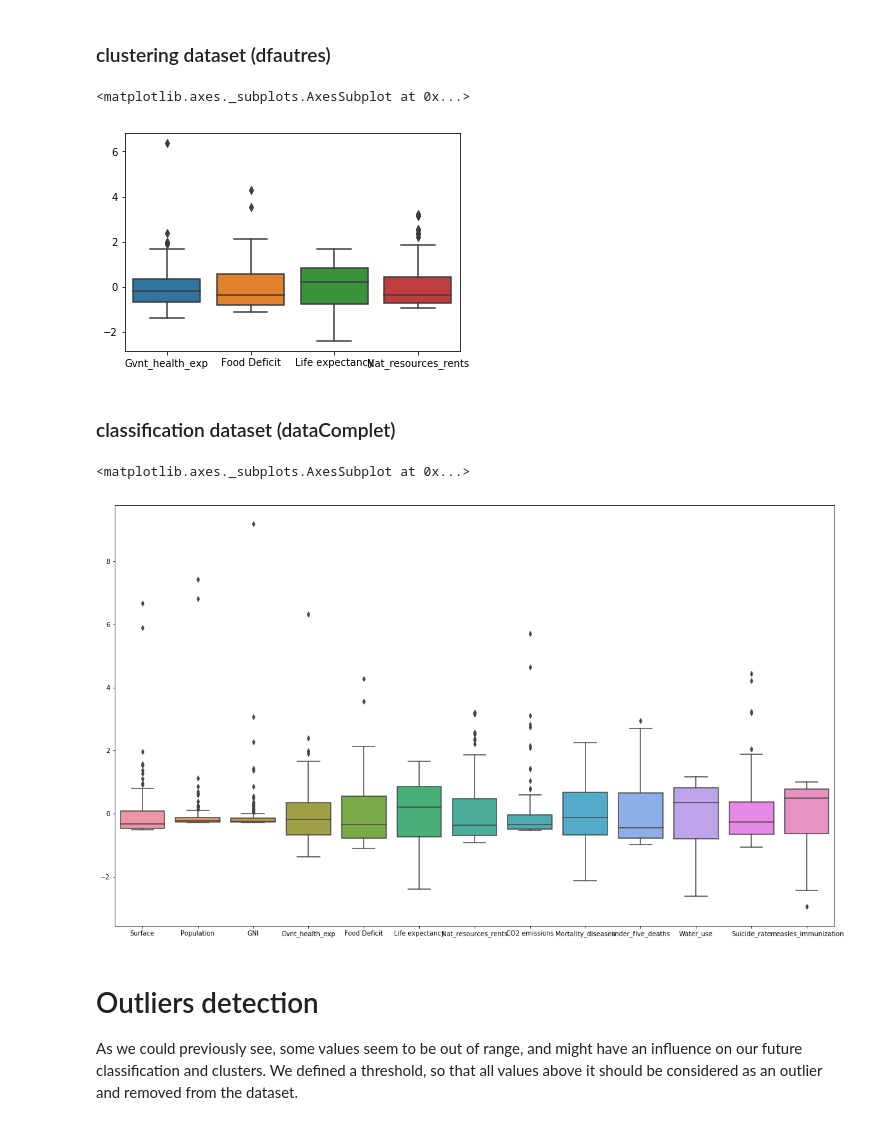
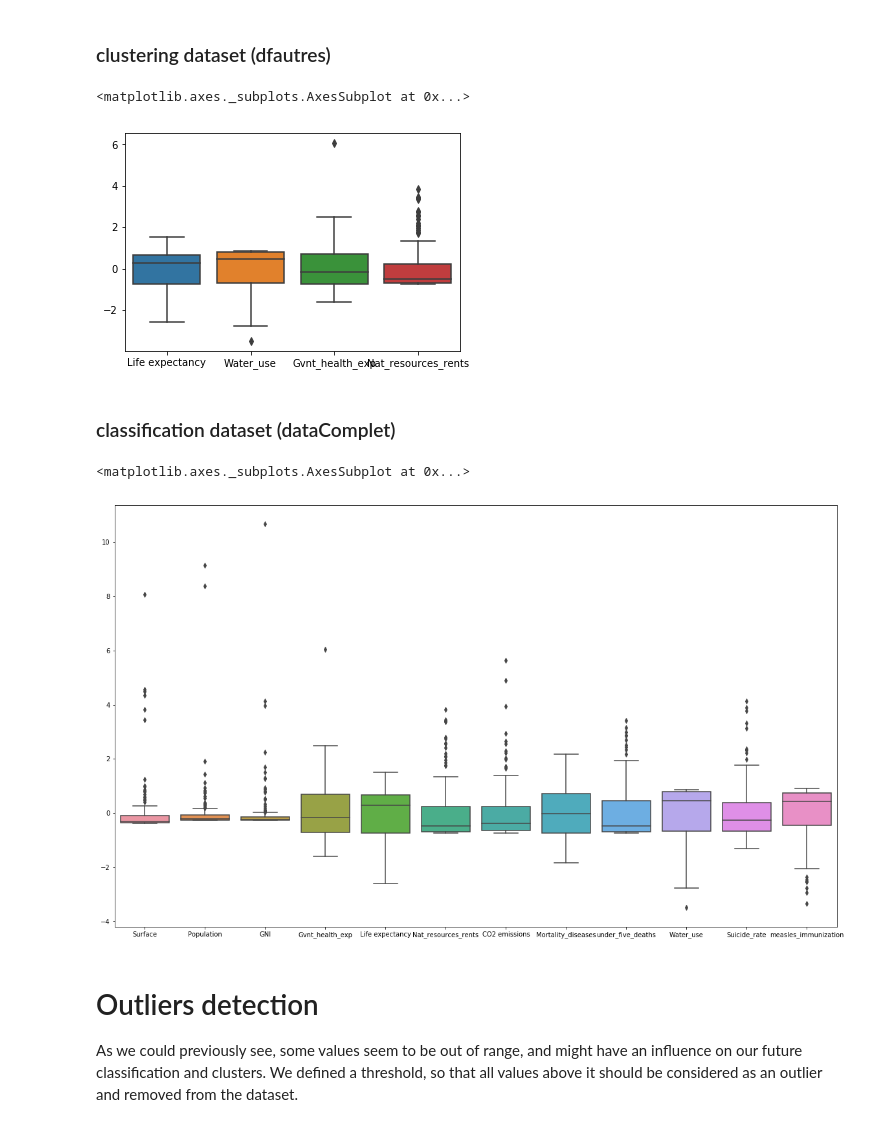
Before and after one commit to hgit2/IAproject, a Jupyter notebook: Projet_IA_clustering_classification.ipynb, the cells around one changed output. Saved outputs shown, nothing was run; the diff lists cells and outputs as text; code cells hidden in the pictures.

Commit message:
added conclusions and changed data used along the analysis (removed food deficit)

```diff
--- a/Projet_IA_clustering_classification.ipynb
+++ b/Projet_IA_clustering_classification.ipynb
@@ -50,4 +48,4 @@ After removing all rows with missing values, we have 193 countries left, which i
 We will use this dataset for the clustering.
 # %%
 dfautres = pd.read_csv("autres_Data.txt",sep="\t",header=0)
-dfautres = dfautres.dropna()
+dfautres=dfautres.drop(columns=["Food Deficit"])
@@ -99,5 +94,5 @@ dataComplet = pd.merge(data, classification2, how='inner', on=['Country Name', '
 # %%
 dataComplet=dataComplet.drop(columns=['Time','Time Code' ])
 # %%
-dataComplet.loc[:,'under_five_deaths']=dataComplet.loc[:,'under_five_deaths']/(dataComplet.loc[:,'Population']//100000)
+dataComplet.loc[:,'under_five_deaths']=dataComplet.loc[:,'under_five_deaths']/(dataComplet.loc[:,'Population']//10000)
 # %% [markdown]
@@ -124,0 +108,3 @@ There are enough coutries left.
+# %%
+dfautres=dataComplet.loc[:,["Life expectancy","Water_use","Gvnt_health_exp","Nat_resources_rents"]]
+len(dfautres)
@@ -131,15 +121,13 @@ We will now use a normalisation of our data column by column, so we can visualiz
 # %%
 # set index with country code
 dfautresn = dfautres
-dfautresn = dfautresn.set_index('Country Code')
 # %%
 # boxplot of the clustering data
-dfautresn = dfautresn.iloc[:,3:]
 Z_scored_dfautres = (dfautresn-dfautresn.mean())/dfautresn.std()
 sns.boxplot(data=Z_scored_dfautres)
 # %% [output]
 <matplotlib.axes._subplots.AxesSubplot at 0x...>
-[figure, old version]
+[figure, new version]
 # %% [markdown]
 ### classification dataset (dataComplet)
 # %%
@@ -150,7 +138,7 @@ Z_scored_df = (datan-datan.mean())/datan.std()
 sns.boxplot(data=Z_scored_df)
 # %% [output]
 <matplotlib.axes._subplots.AxesSubplot at 0x...>
-[figure, old version]
+[figure, new version]
 # %% [markdown]
 # Outliers detection
 
```
Also changed, not shown: parts of 126 cells of this notebook, 1 other file.
